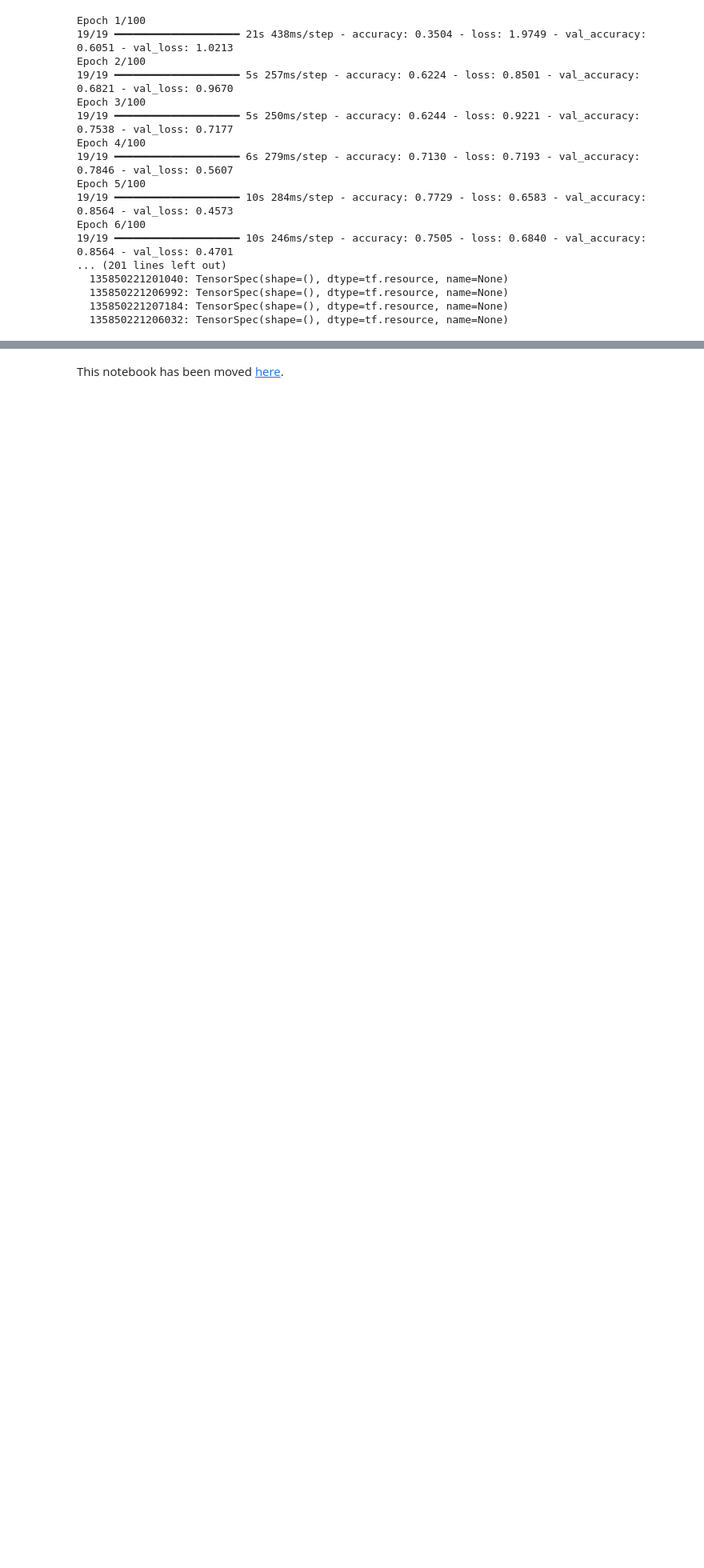
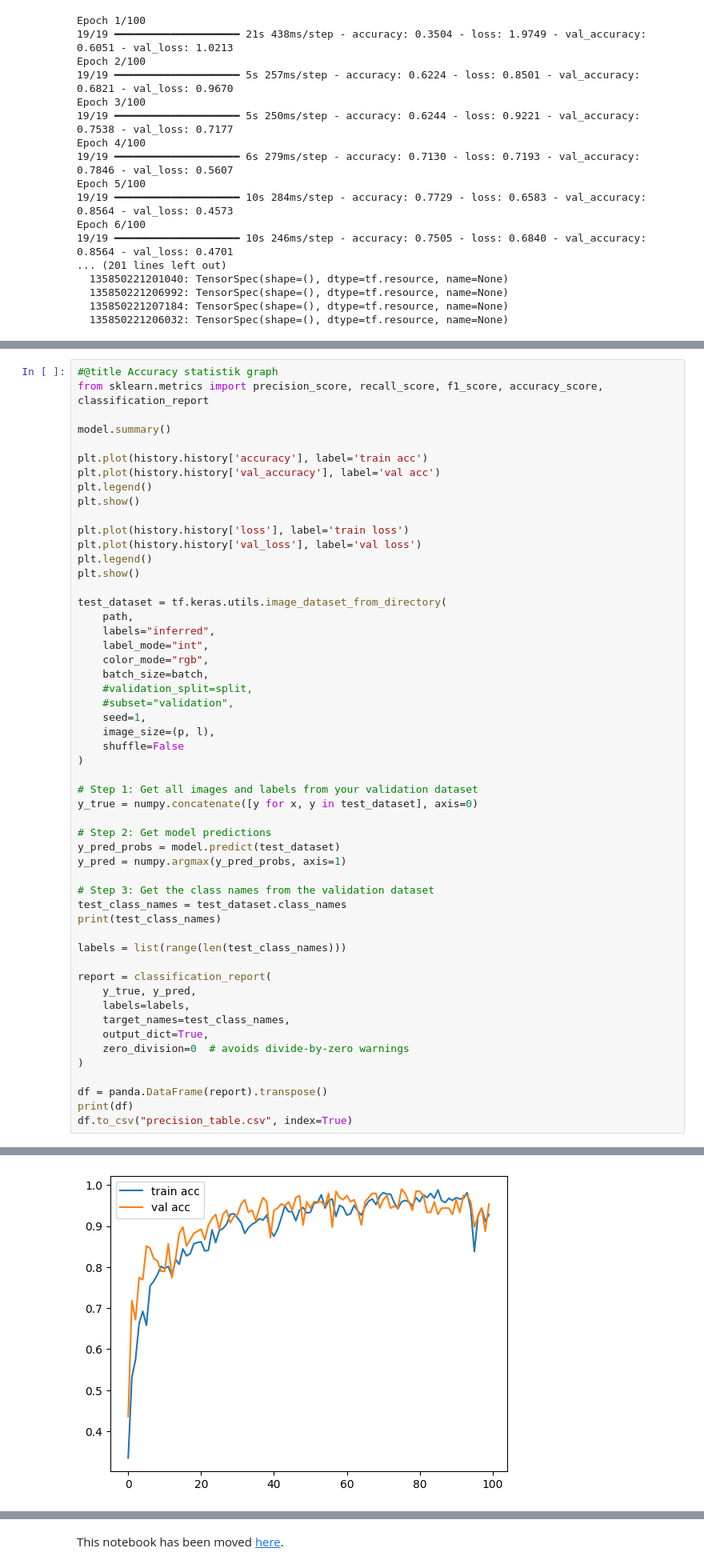
Before and after one commit to TrainingBear/OPSI-Project-AndroidApplication, a Jupyter notebook: tensorflow_examples/lite/model_maker/demo/image_classification.ipynb, the cells around one changed output, grey strips where cells are left out. Shown at 80% size. Saved outputs shown, nothing was run; the diff lists cells and outputs as text; blank space fills up the shorter version.

```diff
--- a/tensorflow_examples/lite/model_maker/demo/image_classification.ipynb
+++ b/tensorflow_examples/lite/model_maker/demo/image_classification.ipynb
@@ -256,0 +218,54 @@ Model: "sequential_1"
+# %%
+#@title Accuracy statistik graph
+from sklearn.metrics import precision_score, recall_score, f1_score, accuracy_score, classification_report
+
+model.summary()
+
+plt.plot(history.history['accuracy'], label='train acc')
+plt.plot(history.history['val_accuracy'], label='val acc')
+plt.legend()
+plt.show()
+
+plt.plot(history.history['loss'], label='train loss')
+plt.plot(history.history['val_loss'], label='val loss')
+plt.legend()
+plt.show()
+
+test_dataset = tf.keras.utils.image_dataset_from_directory(
+    path,
+    labels="inferred",
+    label_mode="int",
+    color_mode="rgb",
+    batch_size=batch,
+    #validation_split=split,
+    #subset="validation",
+    seed=1,
+    image_size=(p, l),
+    shuffle=False
+)
+
+# Step 1: Get all images and labels from your validation dataset
+y_true = numpy.concatenate([y for x, y in test_dataset], axis=0)
+
+# Step 2: Get model predictions
+y_pred_probs = model.predict(test_dataset)
+y_pred = numpy.argmax(y_pred_probs, axis=1)
+
+# Step 3: Get the class names from the validation dataset
+test_class_names = test_dataset.class_names
+print(test_class_names)
+
+labels = list(range(len(test_class_names)))
+
+report = classification_report(
+    y_true, y_pred,
+    labels=labels,
+    target_names=test_class_names,
+    output_dict=True,
+    zero_division=0  # avoids divide-by-zero warnings
+)
+
+df = panda.DataFrame(report).transpose()
+print(df)
+df.to_csv("precision_table.csv", index=True)
+# %% [output]
@@ -256,0 +294 @@ Model: "sequential_1"
+[figure, added]
```
Also changed, not shown: parts of 2 cells of this notebook.
